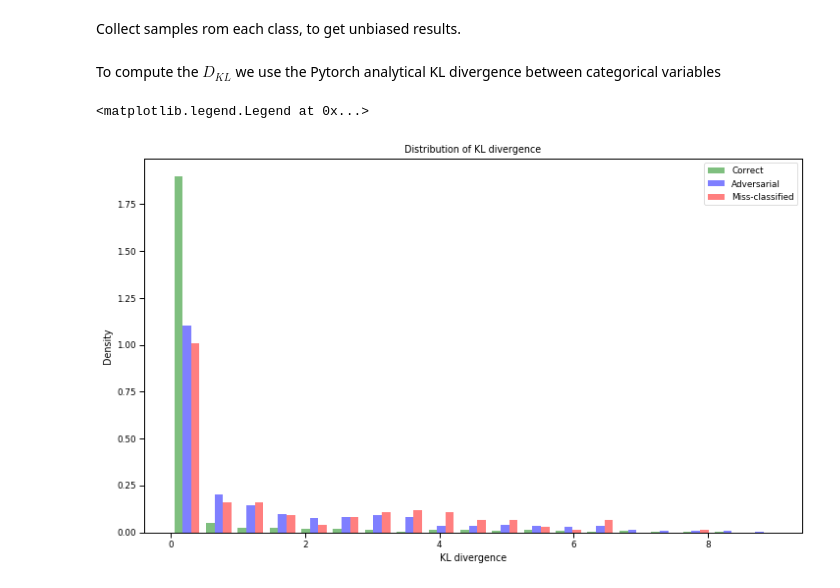
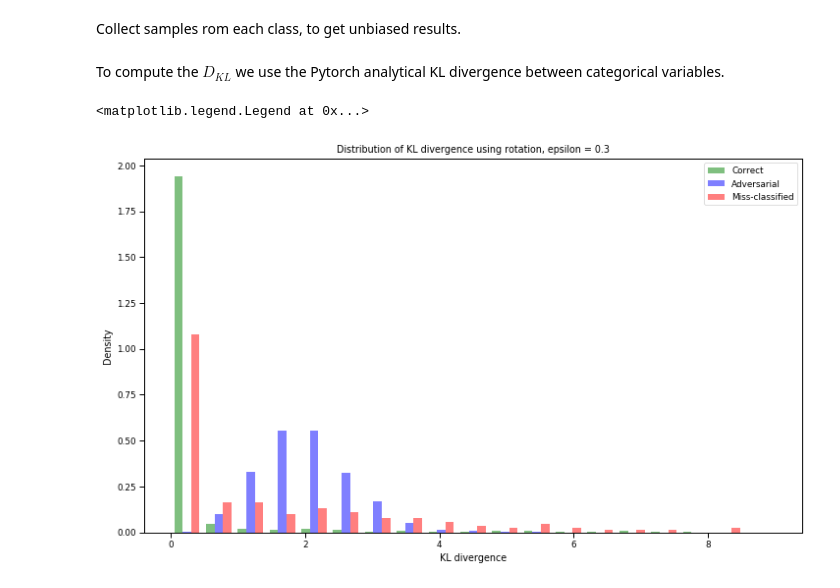
Before and after one commit to apra/adversarial_augmentation, a Jupyter notebook: main.ipynb, the cells around one changed output. Cells and saved outputs as stored; diff of their text form; code cells hidden in the pictures.

```diff
--- a/main.ipynb
+++ b/main.ipynb
@@ -440,6 +440,10 @@ def get_good_adversarial(model, dataloader, epsilon, N, n_classes=10, adversaria
 
             data.requires_grad = True
             output = F.log_softmax(model(data), dim=1)
+            init_pred = output.max(1, keepdim=True)[1]
+
+            if init_pred[0].item()!=target[0].item():
+                continue
             loss = F.nll_loss(output, target)
             model.zero_grad()
             loss.backward()
@@ -491,13 +495,13 @@ def get_samples_from_classes(model, dataloader, N, n_classes=10, missclass = Fal
 # %% [markdown]
 Collect samples rom each class, to get unbiased results.
 # %%
-good_adversarials = get_good_adversarial(model, testloader, epsilon= 0.3, N = 100)
+good_adversarials = get_good_adversarial(model, testloader, epsilon= 5, N = 100)
 # %%
 samples_correct = get_samples_from_classes(model, testloader, 100)
 # %%
 samples_missclass = get_samples_from_classes(model, testloader, 100, missclass = True)
 # %% [markdown]
-To compute the $D_{KL}$ we use the Pytorch analytical KL divergence between categorical variables
+To compute the $D_{KL}$ we use the Pytorch analytical KL divergence between categorical variables.
 # %%
 import torch.distributions as td
 def get_kl_augmentations(datalist, augmentations, n):
@@ -514,7 +518,7 @@ def get_kl_augmentations(datalist, augmentations, n):
         # concatenate the true image and the augmented image
         output = F.log_softmax(model(data), dim=1)
 
-        init_pred = output[0]
+        init_pred = output[0].exp()
         aug_pred = torch.mean(output[1:].exp(),dim=0)
 
         p = td.Categorical(probs=init_pred.detach().cpu())
@@ -525,21 +529,21 @@ def get_kl_augmentations(datalist, augmentations, n):
 # %%
 samples_correct_list = [sample[0] for sample in list(itertools.chain.from_iterable(samples_correct.values()))]
 kl_div_correct_r_1 = get_kl_augmentations(samples_correct_list, "r", 1)
 samples_miss_list = [sample[0] for sample in list(itertools.chain.from_iterable(samples_missclass.values()))]
 kl_div_missclass_r_1 = get_kl_augmentations(samples_miss_list, "r", 1)
 samples_adv_list = [sample[1][0] for sample in list(itertools.chain.from_iterable(good_adversarials.values()))]
 kl_div_adv_r_1 = get_kl_augmentations(samples_adv_list, "r", 1)
 import seaborn as sns
 fig,ax = plt.subplots(figsize = (12,7))
-ax.set_title("Distribution of KL divergence using rotation, epsilon = {}".format(epsilon))
+ax.set_title("Distribution of KL divergence using rotation, epsilon = {}".format(0.3))
 sns.set_context("paper")
 plt.hist([kl_div_correct_r_1,kl_div_adv_r_1, kl_div_missclass_r_1,],bins = list(np.linspace(0,9,20)), color=['g','b','r'],density=True, alpha=0.5, label = ["Correct", "Adversarial", "Miss-classified"])
 ax.set_xlabel("KL divergence")
 ax.set_ylabel("Density")
 ax.legend()
 # %% [output]
 <matplotlib.legend.Legend at 0x...>
-[figure, old version]
+[figure, new version]
 # %%
 import inspect
 
```
Also changed, not shown: parts of 6 cells of this notebook, 3 other files.
